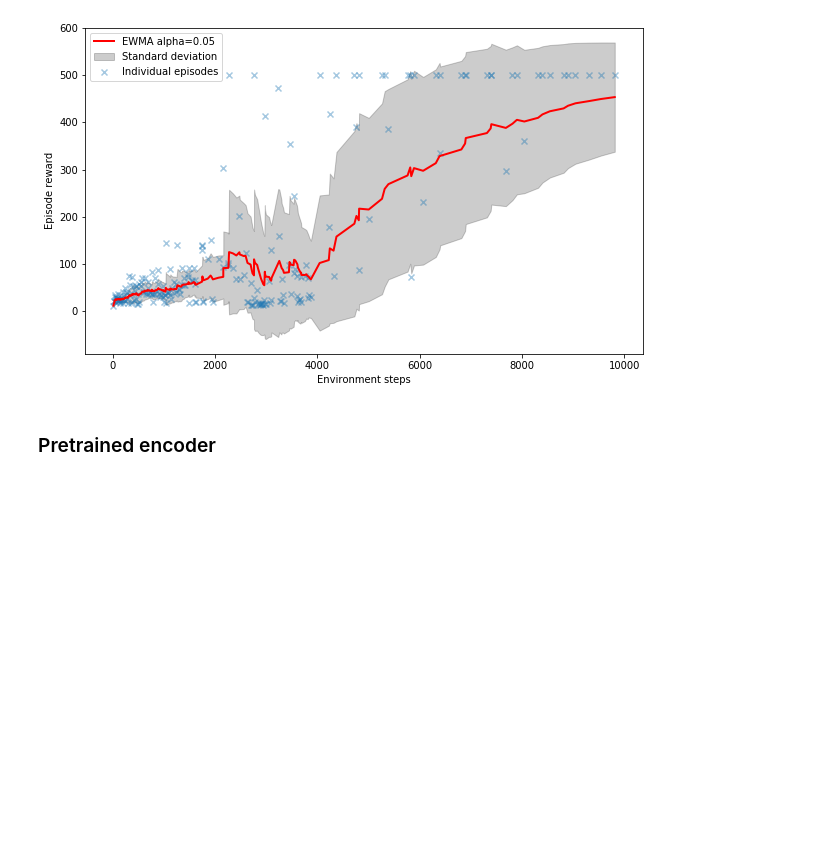
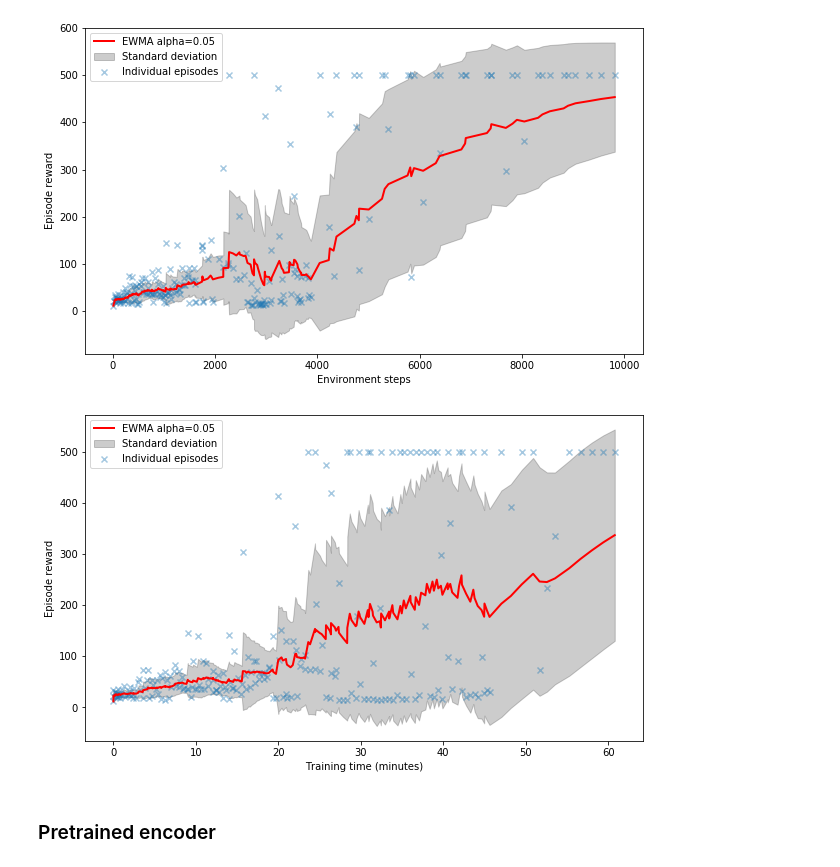
Before and after one commit to ari-viitala/RLDonkeyCar, a Jupyter notebook: analysis/Plotting2.ipynb, the cells around one changed output. Drawn from its saved outputs; the diff is of its cells as text; code cells hidden in the pictures; blank space fills up the shorter version.

Commit message:
Couple more plots

```diff
--- a/analysis/Plotting2.ipynb
+++ b/analysis/Plotting2.ipynb
@@ -76,6 +76,10 @@ visualize.visualize_ewm_time("../records/real_not_pretrained_10k_steps_home/", a
 visualize.visualize_ewm("../records/real_pretrained_encoder_update_10k_steps_home/", alpha = 0.08)
 # %% [output]
 [figure]
+# %%
+visualize.visualize_ewm_time("../records/real_pretrained_encoder_update_10k_steps_home/", alpha = 0.08)
+# %% [output]
+[figure, added]
 # %% [markdown]
 ### Pretrained encoder
 # %%
```
Also changed, not shown: parts of 2 cells of this notebook.
